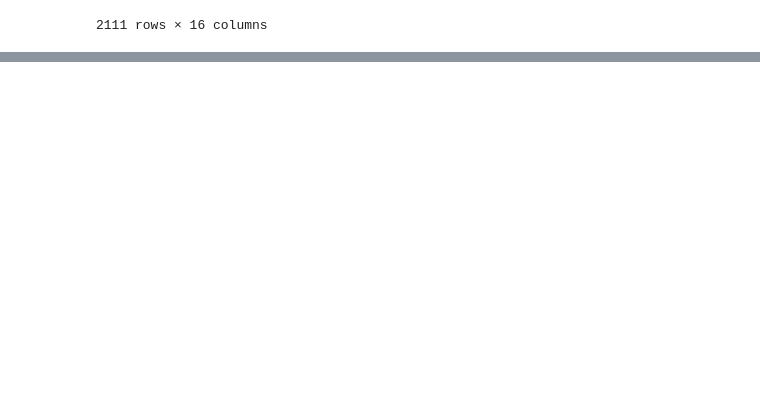
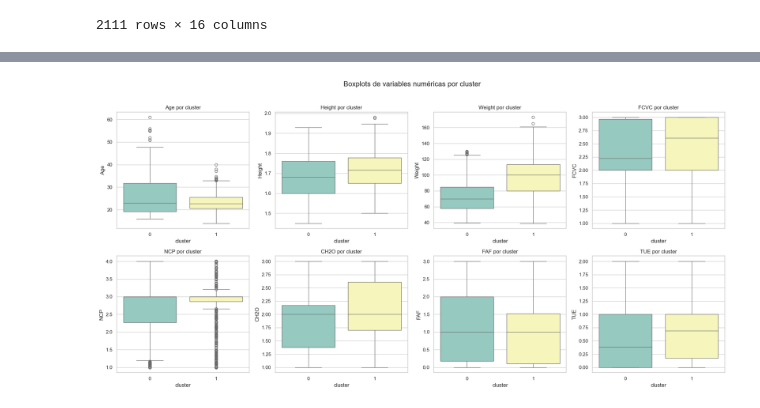
Before and after one commit to marcoggc92/no_supervisado, a Jupyter notebook: proyecto_no_supervisado.ipynb, the cells around one changed output, grey strips where cells are left out. Drawn from its saved outputs; the diff is of its cells as text; code cells hidden in the pictures; blank space fills up the shorter version.

Commit message:
feat: implement umap for dimensionality reduction

```diff
--- a/proyecto_no_supervisado.ipynb
+++ b/proyecto_no_supervisado.ipynb
@@ -378,0 +391,11 @@ proy_pca_lab  ## Proyección en Componentes Principales Label Encoding
+# %%
+# Guardamos en un DataFrame para visualización
+df_umap_f = pd.DataFrame(X_umap_f, columns=['UMAP1', 'UMAP2'])
+df_umap_oh = pd.DataFrame(X_umap_oh, columns=['UMAP1', 'UMAP2'])
+df_umap_lab = pd.DataFrame(X_umap_lab, columns=['UMAP1', 'UMAP2'])
+# %%
+kmeans_umap = KMeans(n_clusters=2, init="k-means++", n_init='auto', max_iter=1000)
+
+k_umap_f = kmeans_umap.fit_predict(df_umap_f)
+k_umap_oh = kmeans_umap.fit_predict(df_umap_oh)
+k_umap_lab = kmeans_umap.fit_predict(df_umap_lab)
@@ -378,0 +451,26 @@ proy_pca_lab  ## Proyección en Componentes Principales Label Encoding
+# %%
+df_encoded = df_umap_lab # Elegir df_umap_f, df_umap_oh o df_umap_lab
+# cluster = k_umap_f
+# cluster = k_umap_oh
+cluster = k_umap_lab
+# %%
+df_clusters = df_obesity_raw.copy()
+df_clusters['cluster'] = cluster
+# %%
+# Variables numéricas
+numeric_vars = ['Age', 'Height', 'Weight', 'FCVC', 'NCP', 'CH2O', 'FAF', 'TUE']
+
+# Definir tamaño del gráfico general
+fig, axes = plt.subplots(2, 4, figsize=(20, 10))
+axes = axes.flatten()  # aplanar para iterar fácilmente
+
+# Crear subplot
+for i, var in enumerate(numeric_vars):
+    sns.boxplot(data=df_clusters, x='cluster', y=var, palette='Set3', ax=axes[i])
+    axes[i].set_title(f'{var} por cluster')
+
+plt.suptitle('Boxplots de variables numéricas por cluster', fontsize=16)
+plt.tight_layout(rect=[0, 0, 1, 0.96])
+plt.show()
+# %% [output]
+[figure, added]
```
Also changed, not shown: parts of 11 cells of this notebook.
